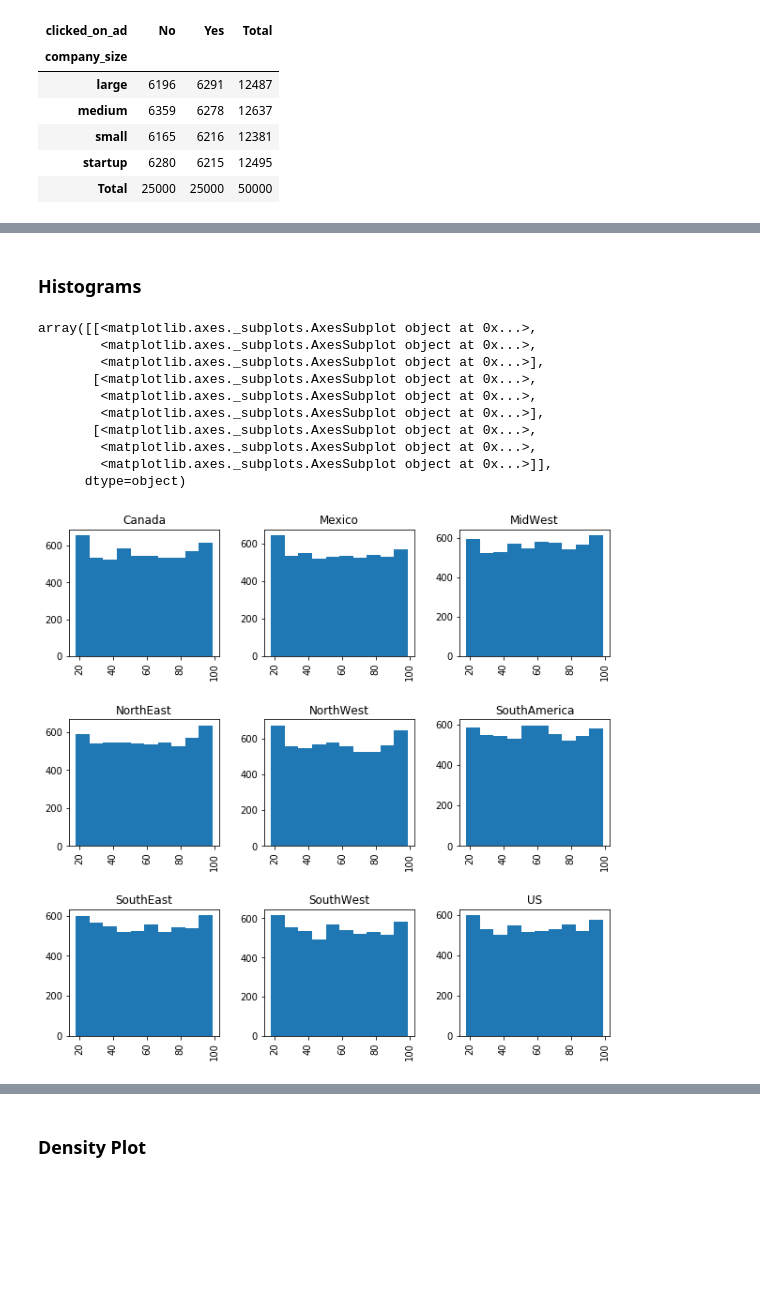
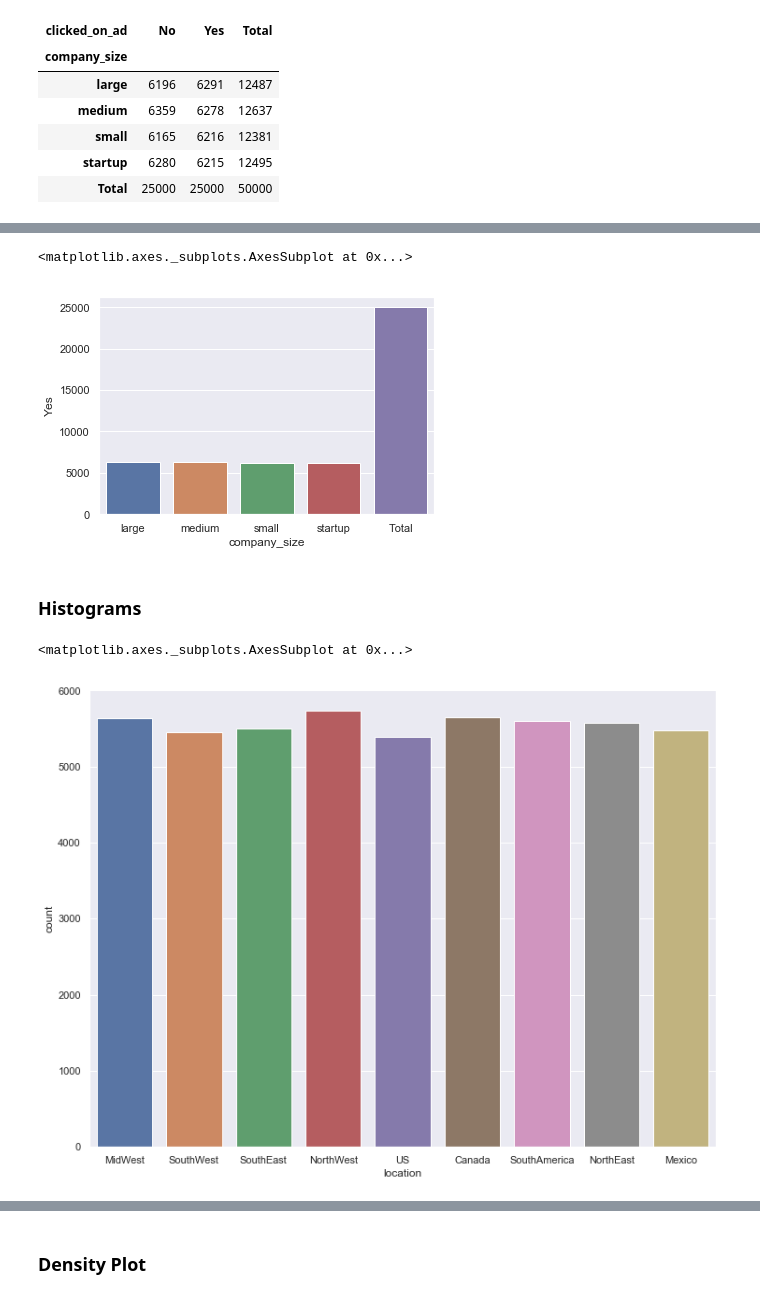
Before and after one commit to jsedoc/NYU-Projects-in-Programming-Fall-2019, a Jupyter notebook: (Class 7) Data Visualization/Data Visualization Solved.ipynb, the cells around one changed output, grey strips where cells are left out. Drawn from its saved outputs; the diff is of its cells as text; code cells hidden in the pictures; blank space fills up the shorter version.

```diff
--- a/(Class 7) Data Visualization/Data Visualization Solved.ipynb
+++ b/(Class 7) Data Visualization/Data Visualization Solved.ipynb
@@ -86,0 +171,2 @@ location_sex[:9].plot(kind='barh',figsize=(4,10))
+# %%
+size_click.reset_index(inplace=True)
@@ -87,16 +182,7 @@ location_sex[:9].plot(kind='barh',figsize=(4,10))
+# %%
+sns.barplot(x='company_size',y='Yes',data=size_click)
+# %% [output]
+<matplotlib.axes._subplots.AxesSubplot at 0x...>
+[figure, added]
 # %% [markdown]
 ### Histograms
-# %%
-data['age'].hist(by=data['location'],figsize=(10,10))
-# %% [output]
-array([[<matplotlib.axes._subplots.AxesSubplot object at 0x...>,
-        <matplotlib.axes._subplots.AxesSubplot object at 0x...>,
-        <matplotlib.axes._subplots.AxesSubplot object at 0x...>],
-       [<matplotlib.axes._subplots.AxesSubplot object at 0x...>,
-        <matplotlib.axes._subplots.AxesSubplot object at 0x...>,
-        <matplotlib.axes._subplots.AxesSubplot object at 0x...>],
-       [<matplotlib.axes._subplots.AxesSubplot object at 0x...>,
-        <matplotlib.axes._subplots.AxesSubplot object at 0x...>,
-        <matplotlib.axes._subplots.AxesSubplot object at 0x...>]],
-      dtype=object)
-[figure, removed]
@@ -106,0 +189,6 @@ array([[<matplotlib.axes._subplots.AxesSubplot object at 0x...>,
+# %%
+sns.set(rc={'figure.figsize':(12,9)})
+sns.countplot(x='location',data=data)
+# %% [output]
+<matplotlib.axes._subplots.AxesSubplot at 0x...>
+[figure, added]
```
Also changed, not shown: parts of 30 cells of this notebook, 1 other file.
